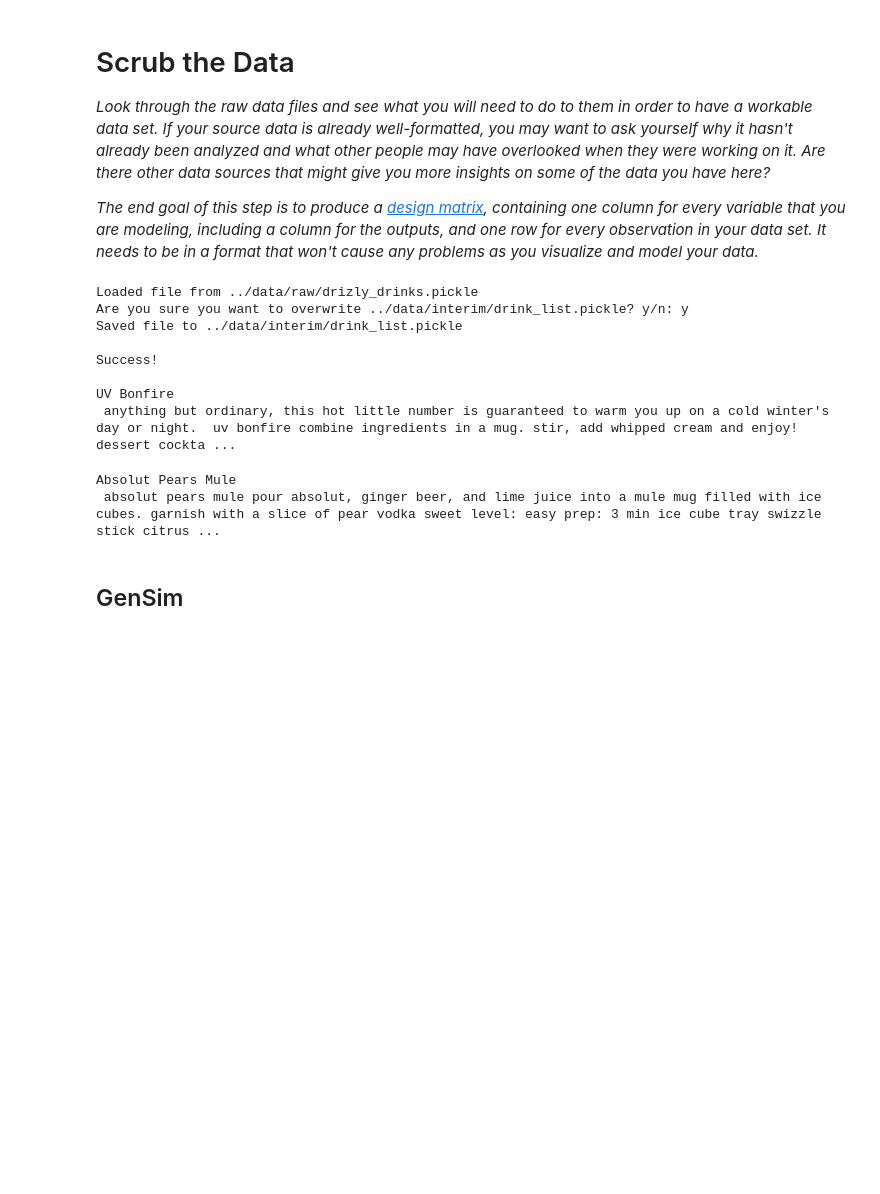
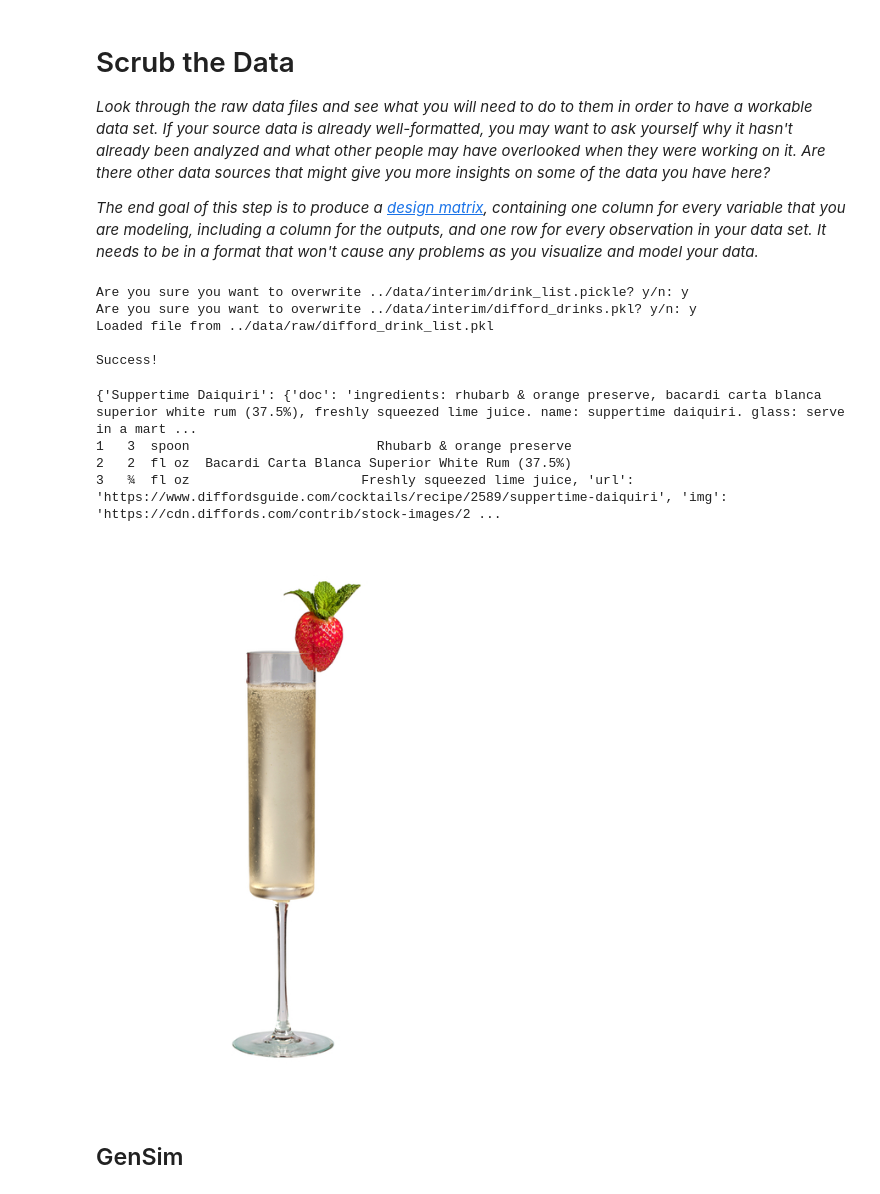
Before and after one commit to BotScutters/SpeakEasy-Cocktail-Generator, a Jupyter notebook: notebooks/mvp.ipynb, the cells around one changed output. Cells and saved outputs as stored; diff of their text form; code cells hidden in the pictures; blank space fills up the shorter version.

Commit message:
incorporated difford; started grid searching

```diff
--- a/notebooks/mvp.ipynb
+++ b/notebooks/mvp.ipynb
@@ -1036,27 +1193,35 @@ def run():
 #     print(f'Generated document term matrix with shape {dt_matrix.shape}')
 #     display(dt_matrix.head())
     return drink_list
+# %%
+drink_list = run()
+print('\nSuccess!\n')
+# %% [output]
+Are you sure you want to overwrite ../data/interim/drink_list.pickle? y/n: y
+Are you sure you want to overwrite ../data/interim/difford_drinks.pkl? y/n: y
+Loaded file from ../data/raw/difford_drink_list.pkl
+
+Success!
 # %%
-drink_list = run()
-print('\nSuccess!\n')
 k = random.choice(list(drink_list.keys()))
 drink = drink_list[k]
-print(drink['name'], drink['doc'], sep='\n')
+print({k: drink})
 # %% [output]
-Loaded file from ../data/raw/drizly_drinks.pickle
-Are you sure you want to overwrite ../data/interim/drink_list.pickle? y/n: y
-Saved file to ../data/interim/drink_list.pickle
-
-Success!
-
-UV Bonfire
- anything but ordinary, this hot little number is guaranteed to warm you up on a cold winter's day or night.  uv bonfire combine ingredients in a mug. stir, add whipped cream and enjoy! dessert cockta ...
+{'Suppertime Daiquiri': {'doc': 'ingredients: rhubarb & orange preserve, bacardi carta blanca superior white rum (37.5%), freshly squeezed lime juice. name: suppertime daiquiri. glass: serve in a mart ...
+1   3  spoon                        Rhubarb & orange preserve
+2   2  fl oz  Bacardi Carta Blanca Superior White Rum (37.5%)
+3   ¾  fl oz                      Freshly squeezed lime juice, 'url': 'https://www.diffordsguide.com/cocktails/recipe/2589/suppertime-daiquiri', 'img': 'https://cdn.diffords.com/contrib/stock-images/2 ...
-# %%
-drink = drink_list['Absolut Pears Mule']
-print(drink['name'], drink['doc'], sep='\n')
-# %% [output]
-Absolut Pears Mule
- absolut pears mule pour absolut, ginger beer, and lime juice into a mule mug filled with ice cubes. garnish with a slice of pear vodka sweet level: easy prep: 3 min ice cube tray swizzle stick citrus ...
+# %%
+from PIL import Image
+import requests
+from io import BytesIO
+drink = drink_list['Honey Bubble']
+response = requests.get(drink['img'])
+img = Image.open(BytesIO(response.content))
+
+img
+# %% [output]
+[figure, added]
 # %% [markdown]
 ## GenSim
 # %%
```
Also changed, not shown: parts of 17 cells of this notebook.
